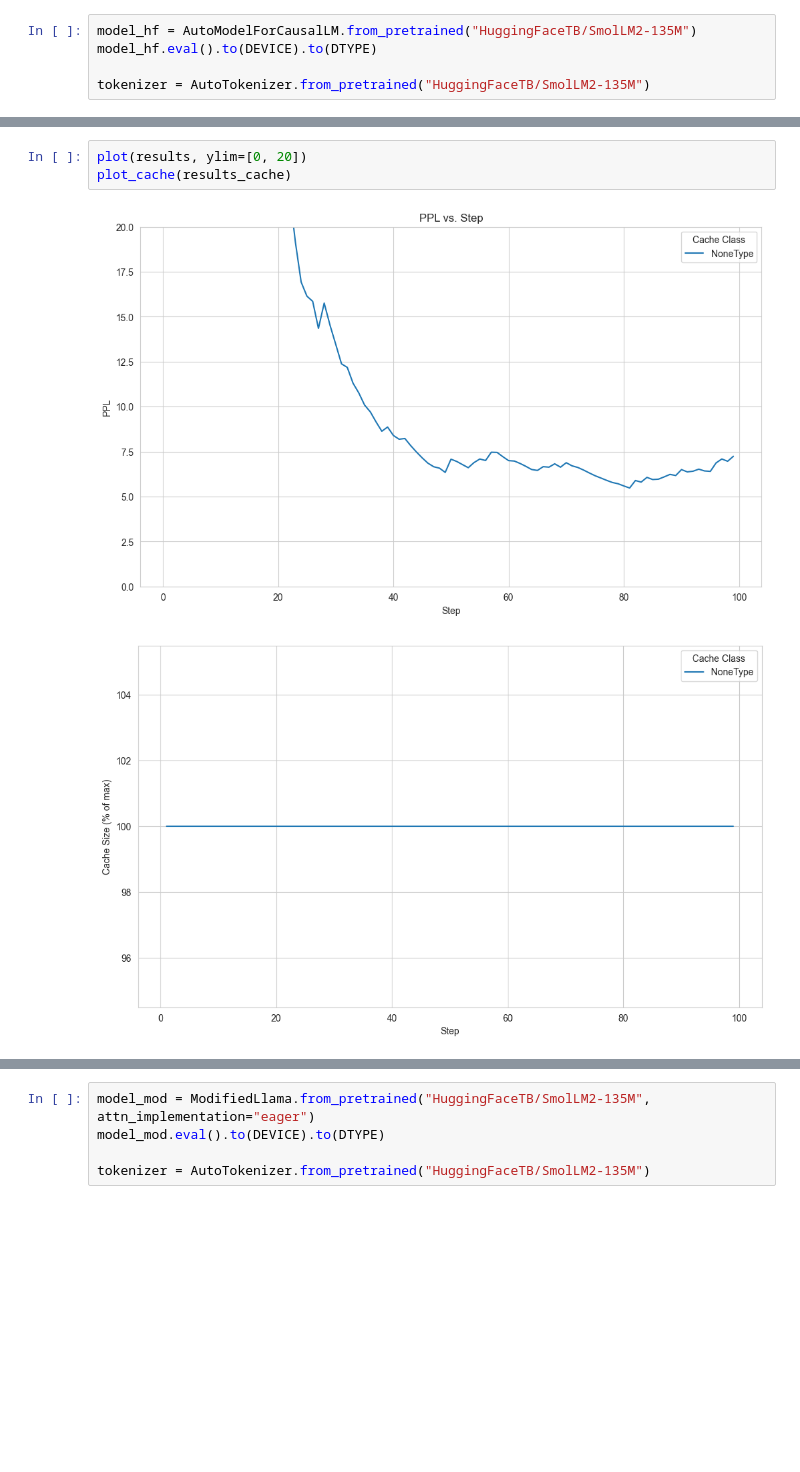
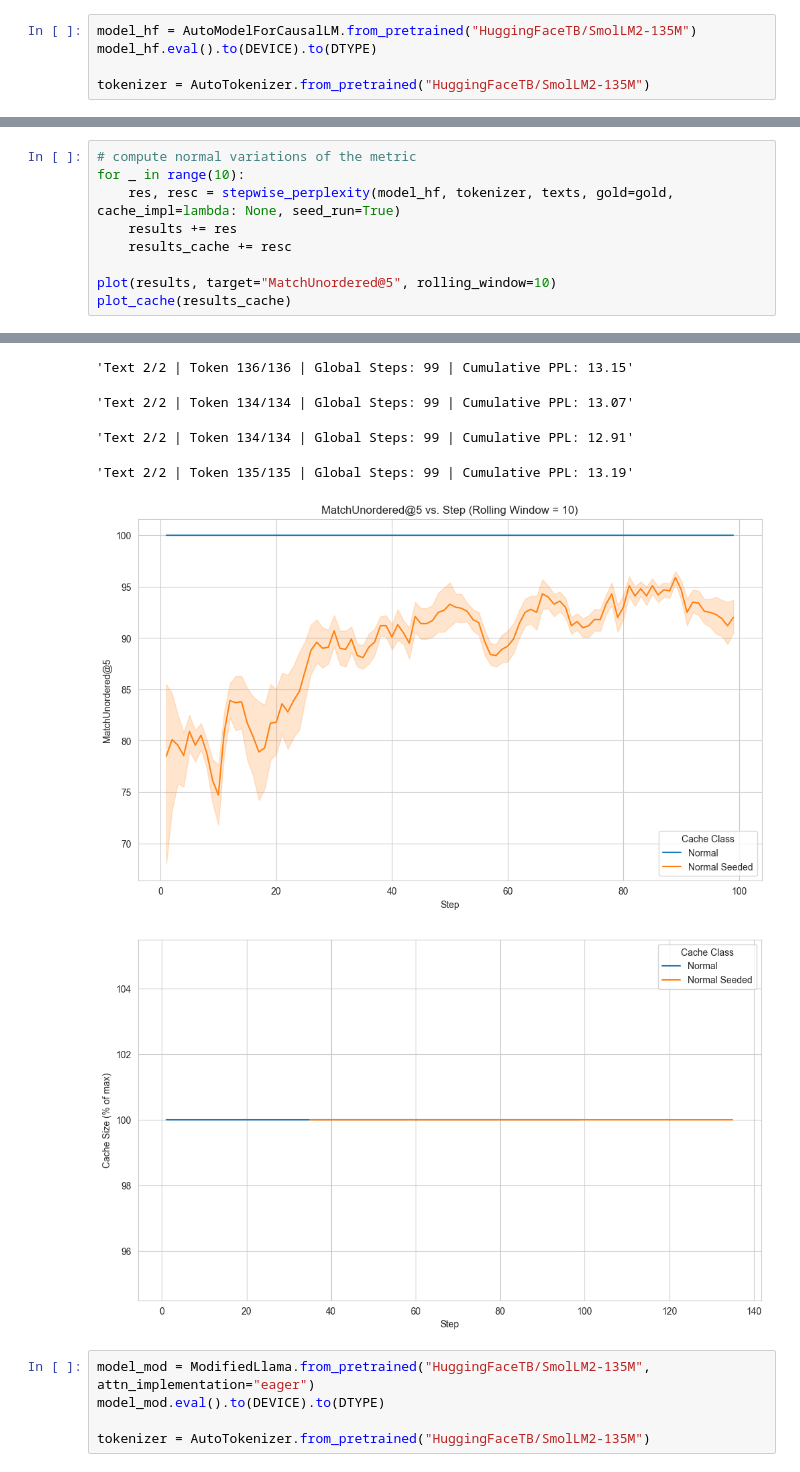
Before and after one commit to ViktorooReps/kv-cache-reduction, a Jupyter notebook: experiment.ipynb, the cells around one changed output, grey strips where cells are left out. Saved outputs shown, nothing was run; the diff lists cells and outputs as text; blank space fills up the shorter version.

```diff
--- a/experiment.ipynb
+++ b/experiment.ipynb
@@ -232,6 +265,10 @@ gold[:10]
-# %%
-plot(results, ylim=[0, 20])
-plot_cache(results_cache)
-# %% [output]
-[figure, removed]
-[figure, removed]
+# %%
+# compute normal variations of the metric
+for _ in range(10):
+    res, resc = stepwise_perplexity(model_hf, tokenizer, texts, gold=gold, cache_impl=lambda: None, seed_run=True)
+    results += res
+    results_cache += resc
+
+plot(results, target="MatchUnordered@5", rolling_window=10)
+plot_cache(results_cache)
+# %% [output]
@@ -238,3 +281,9 @@ plot_cache(results_cache)
+'Text 2/2 | Token 136/136 | Global Steps: 99 | Cumulative PPL: 13.15'
+'Text 2/2 | Token 134/134 | Global Steps: 99 | Cumulative PPL: 13.07'
+'Text 2/2 | Token 134/134 | Global Steps: 99 | Cumulative PPL: 12.91'
+'Text 2/2 | Token 135/135 | Global Steps: 99 | Cumulative PPL: 13.19'
+[figure, added]
+[figure, added]
 # %%
 model_mod = ModifiedLlama.from_pretrained("HuggingFaceTB/SmolLM2-135M", attn_implementation="eager")
 model_mod.eval().to(DEVICE).to(DTYPE)
```
Also changed, not shown: parts of 10 cells of this notebook, 1 other file.
